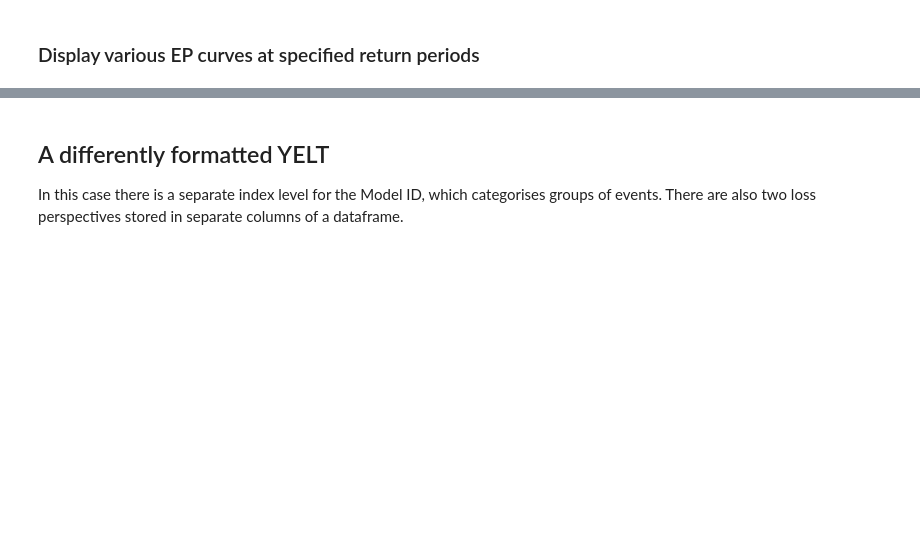
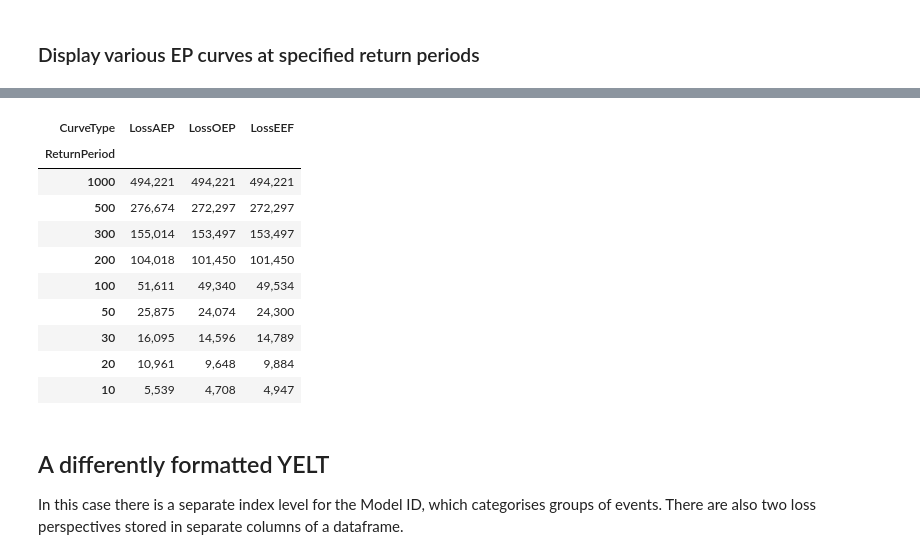
Before and after one commit to iwbailey/pandas-ylt, a Jupyter notebook: yelt_examples_epcurves.ipynb, the cells around one changed output, grey strips where cells are left out. Cells and saved outputs as stored; diff of their text form; code cells hidden in the pictures; blank space fills up the shorter version.

```diff
--- a/yelt_examples_epcurves.ipynb
+++ b/yelt_examples_epcurves.ipynb
@@ -72,6 +96,26 @@ display(yelt.yel.to_aal_series().to_frame().style.format(fmt))
 |  |  |
 | AAL | 5,564 |
 | STD | 158,881 |
+# %%
+display(
+    yelt.yel
+    .to_ep_summaries(is_eef=True,
+                     return_periods=(1000, 500, 300, 200, 100, 50, 30, 20, 10),
+                     is_interp=False)
+    .style.format(fmt)
+)
+# %% [output]
+| CurveType | LossAEP | LossOEP | LossEEF |
+| ReturnPeriod |  |  |  |
+| 1000 | 494,221 | 494,221 | 494,221 |
+| 500 | 276,674 | 272,297 | 272,297 |
+| 300 | 155,014 | 153,497 | 153,497 |
+| 200 | 104,018 | 101,450 | 101,450 |
+| 100 | 51,611 | 49,340 | 49,534 |
+| 50 | 25,875 | 24,074 | 24,300 |
+| 30 | 16,095 | 14,596 | 14,789 |
+| 20 | 10,961 | 9,648 | 9,884 |
+| 10 | 5,539 | 4,708 | 4,947 |
 # %% [markdown]
 ## A differently formatted YELT
 In this case there is a separate index level for the Model ID, which categorises groups of events. There are also two loss perspectives stored in separate columns of a dataframe.
```
Also changed, not shown: parts of 9 cells of this notebook.
